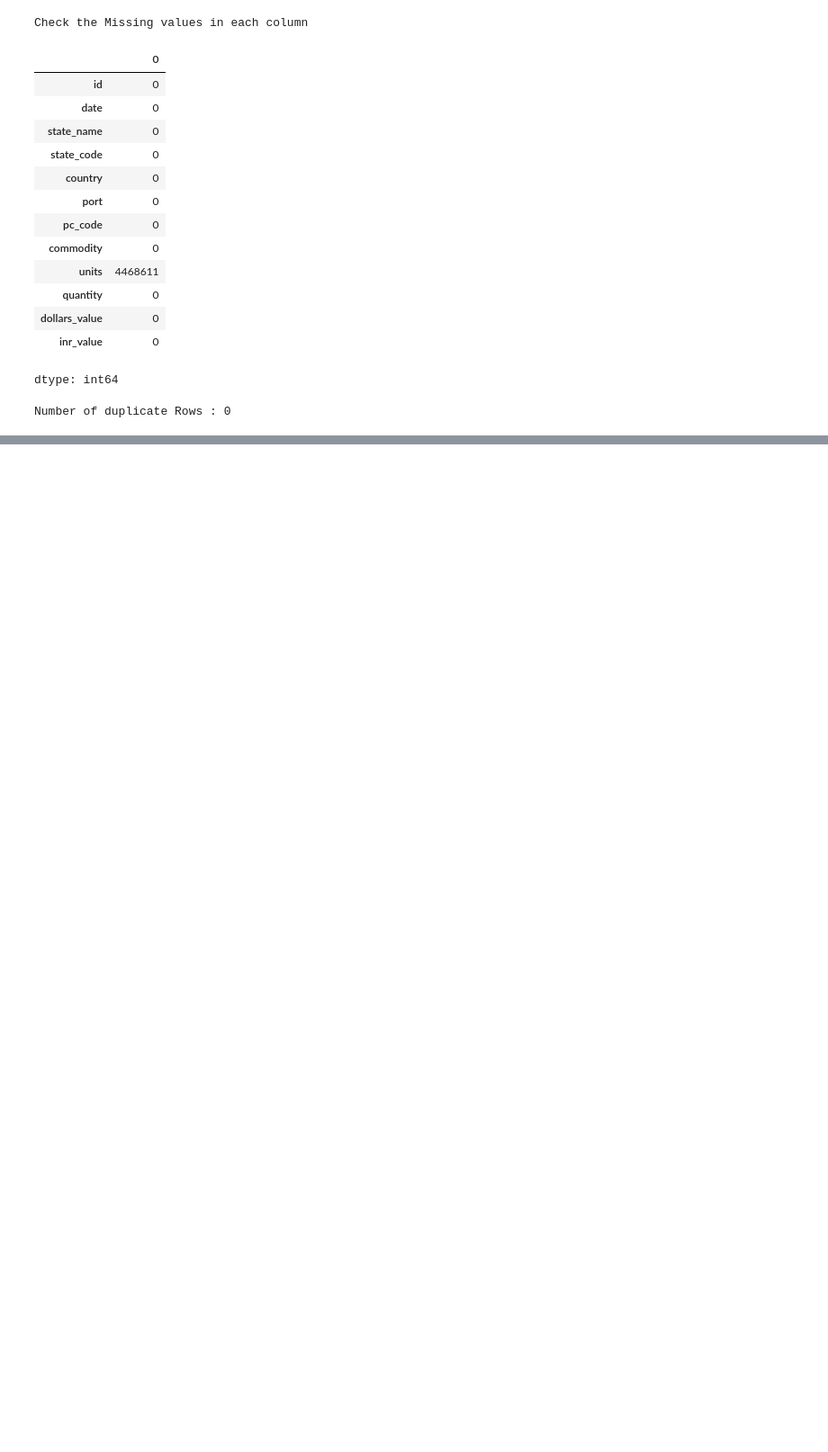
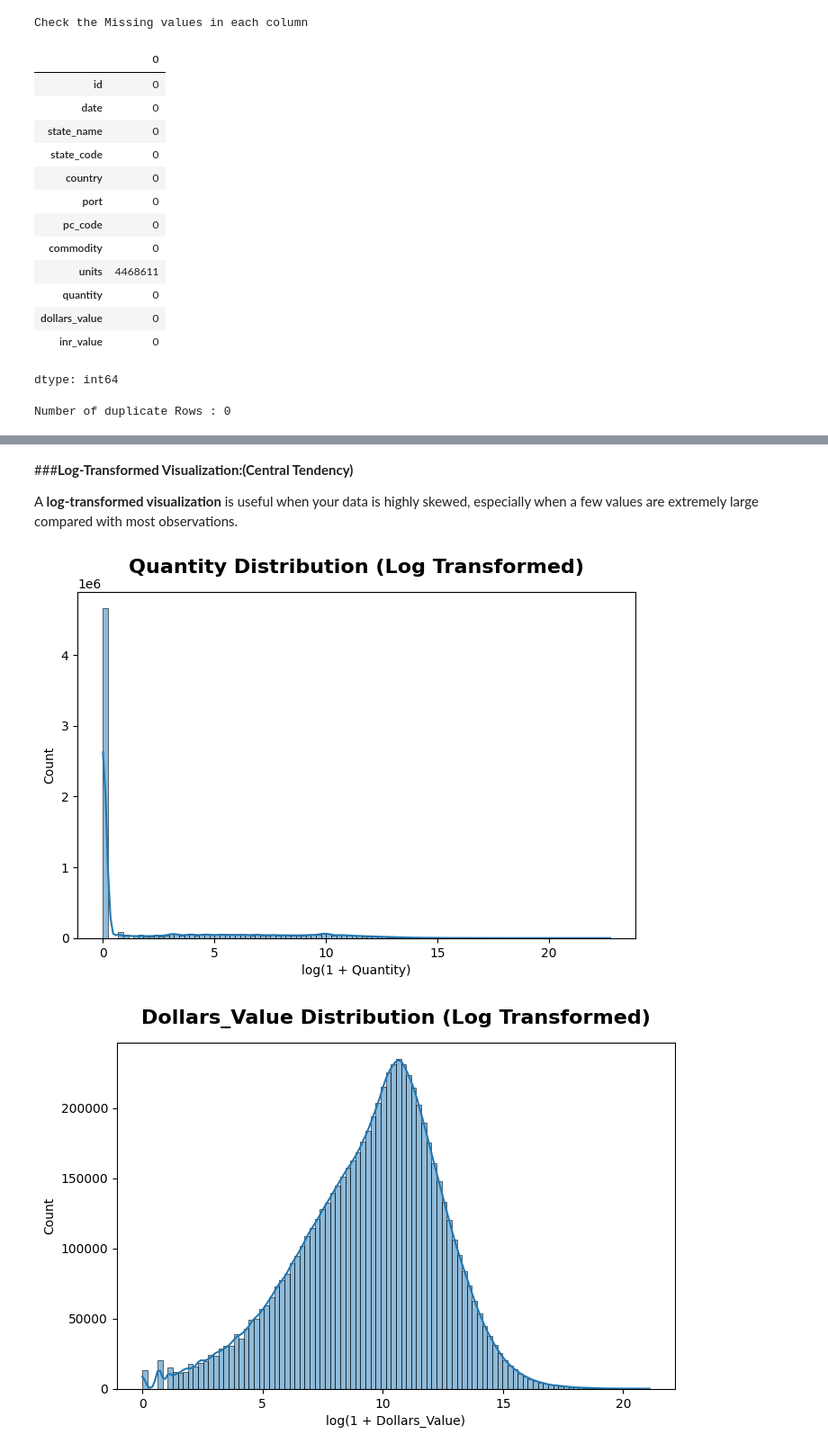
Before and after one commit to karunyajayaraman/India-Port-Level-Export-Analytics, a Jupyter notebook: India_Port_Level_Export_Analytics_2018_2024.ipynb, the cells around one changed output, grey strips where cells are left out. Shown at 90% size. Cells and saved outputs as stored; diff of their text form; code cells hidden in the pictures; blank space fills up the shorter version.

```diff
--- a/India_Port_Level_Export_Analytics_2018_2024.ipynb
+++ b/India_Port_Level_Export_Analytics_2018_2024.ipynb
@@ -242,0 +1230,21 @@ df.describe()
+# %% [markdown]
+###**Log-Transformed Visualization:(Central Tendency)**
+
+A **log-transformed visualization** is useful when your data is highly skewed, especially when a few values are extremely large compared with most observations.
+# %%
+#create a log-transformed visualization
+# Log-transformed distribution → makes the underlying distribution easier to interpret
+for col in cols:
+
+    plt.figure(figsize=(8,5))
+
+    sns.histplot(np.log1p(df[col]),kde=True, bins=100)
+
+    plt.title(f'{col} Distribution (Log Transformed)',fontsize=16,fontweight='bold',pad=15)
+    plt.xlabel(f'log(1 + {col})')
+    plt.ylabel('Count')
+
+    plt.show()
+# %% [output]
+[figure, added]
+[figure, added]
```
Also changed, not shown: parts of 220 cells of this notebook.
